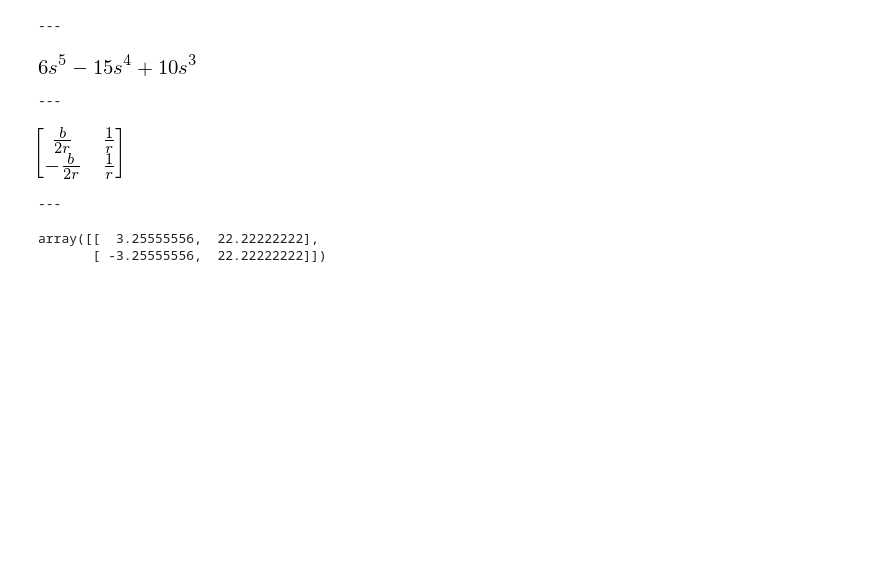
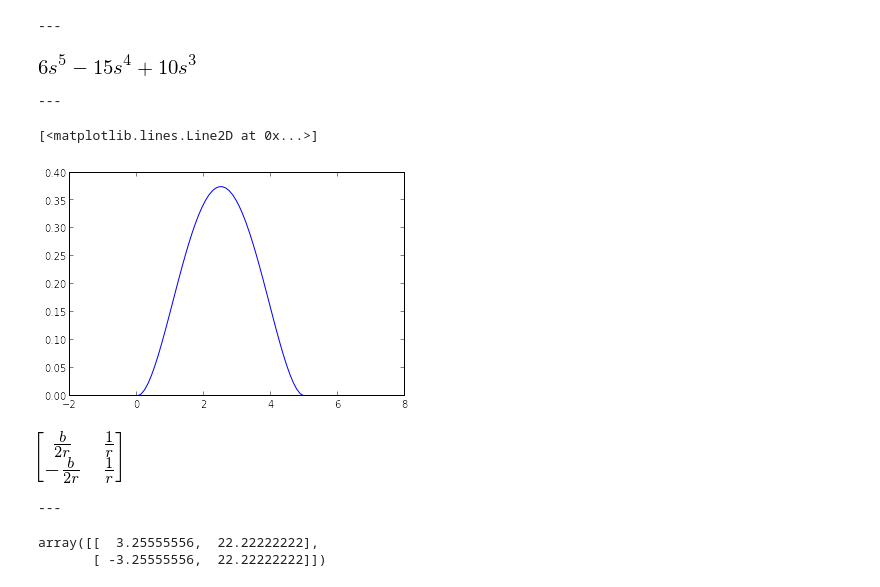
Before and after one commit to TUD-RST/ssd2016KRD, a Jupyter notebook: holonomic_modeling_and_hierarchic_tracking_control_of an_unstable_underactuated_nonholonomic_system.ipynb, the cells around one changed output. Cells and saved outputs as stored; diff of their text form; code cells hidden in the pictures; blank space fills up the shorter version.

```diff
--- a/holonomic_modeling_and_hierarchic_tracking_control_of an_unstable_underactuated_nonholonomic_system.ipynb
+++ b/holonomic_modeling_and_hierarchic_tracking_control_of an_unstable_underactuated_nonholonomic_system.ipynb
@@ -281,7 +281,9 @@ ys_poly = st.trans_poly(s, 2, left=(0, 0, 0, 0), right=(s_end, 1, 0, 0)) ##
 xs_traj = st.create_piecewise(s, [0, s_end], [0, xs_poly, xs_poly.subs(s, s_end)])
 ys_traj = st.create_piecewise(s, [0, s_end], [0, ys_poly, ys_poly.subs(s, s_end)])
 
+# Aufrufbare Funktionen für s(t), s_dot(t) und (x(t), y(t)) anlegen
 s_traj_func = st.expr_to_func(t, sp.Matrix([s_traj]))
+s_dot_traj_func = st.expr_to_func(t, sp.Matrix([s_dot_traj]))
 zzs_traj_func = st.expr_to_func(s, sp.Matrix([xs_traj, ys_traj]))
 # %% [output]
 [figure]
@@ -292,6 +294,12 @@ zzs_traj_func = st.expr_to_func(s, sp.Matrix([xs_traj, ys_traj]))
 ---
 [figure]
 ---
+# %%
+tt = np.linspace(-2, T_end+3, 1e2)
+pl.plot(tt, s_dot_traj_func(tt))
+# %% [output]
+[<matplotlib.lines.Line2D at 0x...>]
+[figure, added]
 # %%
 xt_traj = xs_traj.subs(s, s_traj)
 yt_traj = ys_traj.subs(s, s_traj)
```
Also changed, not shown: parts of 18 cells of this notebook, 2 other files.
